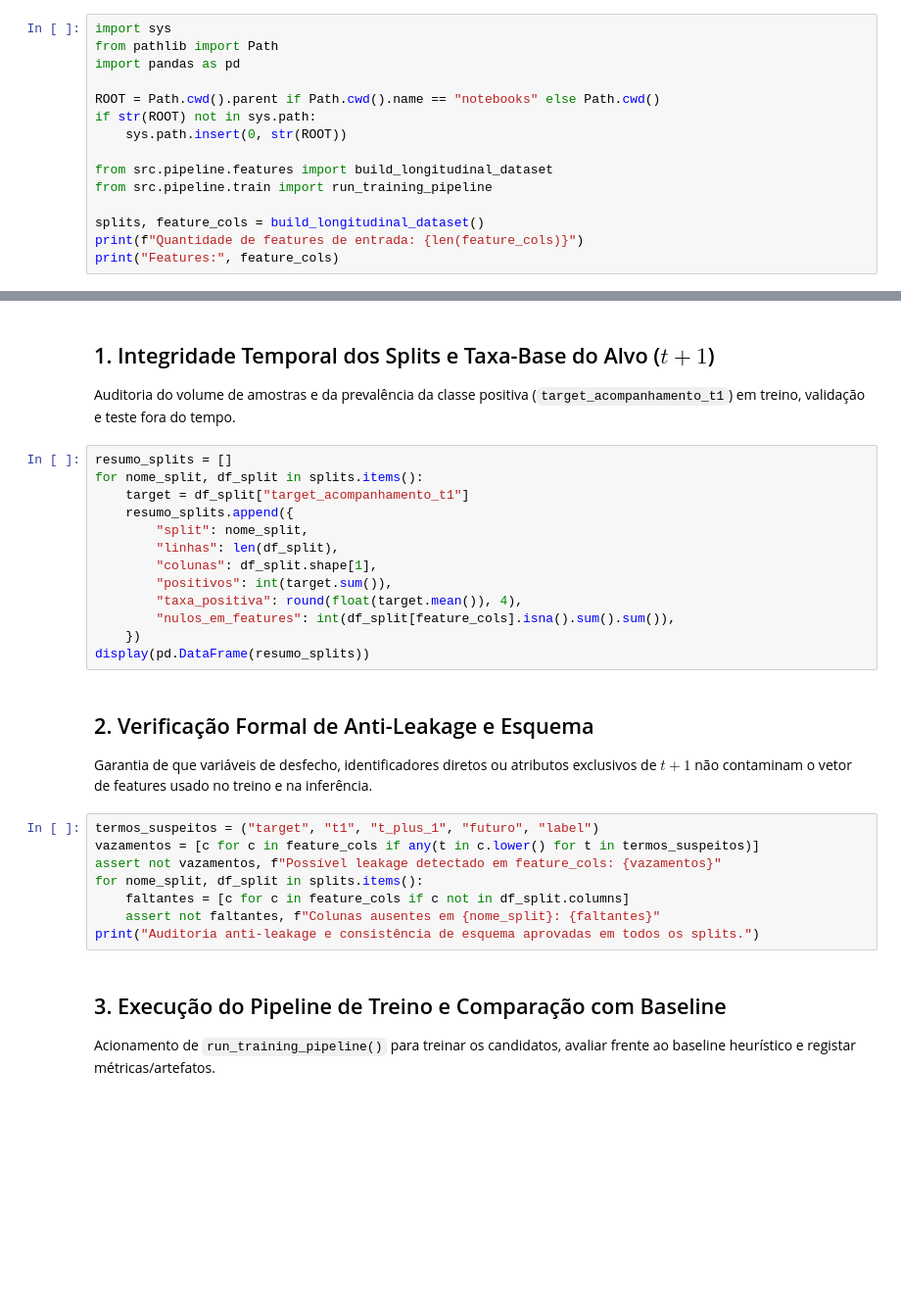
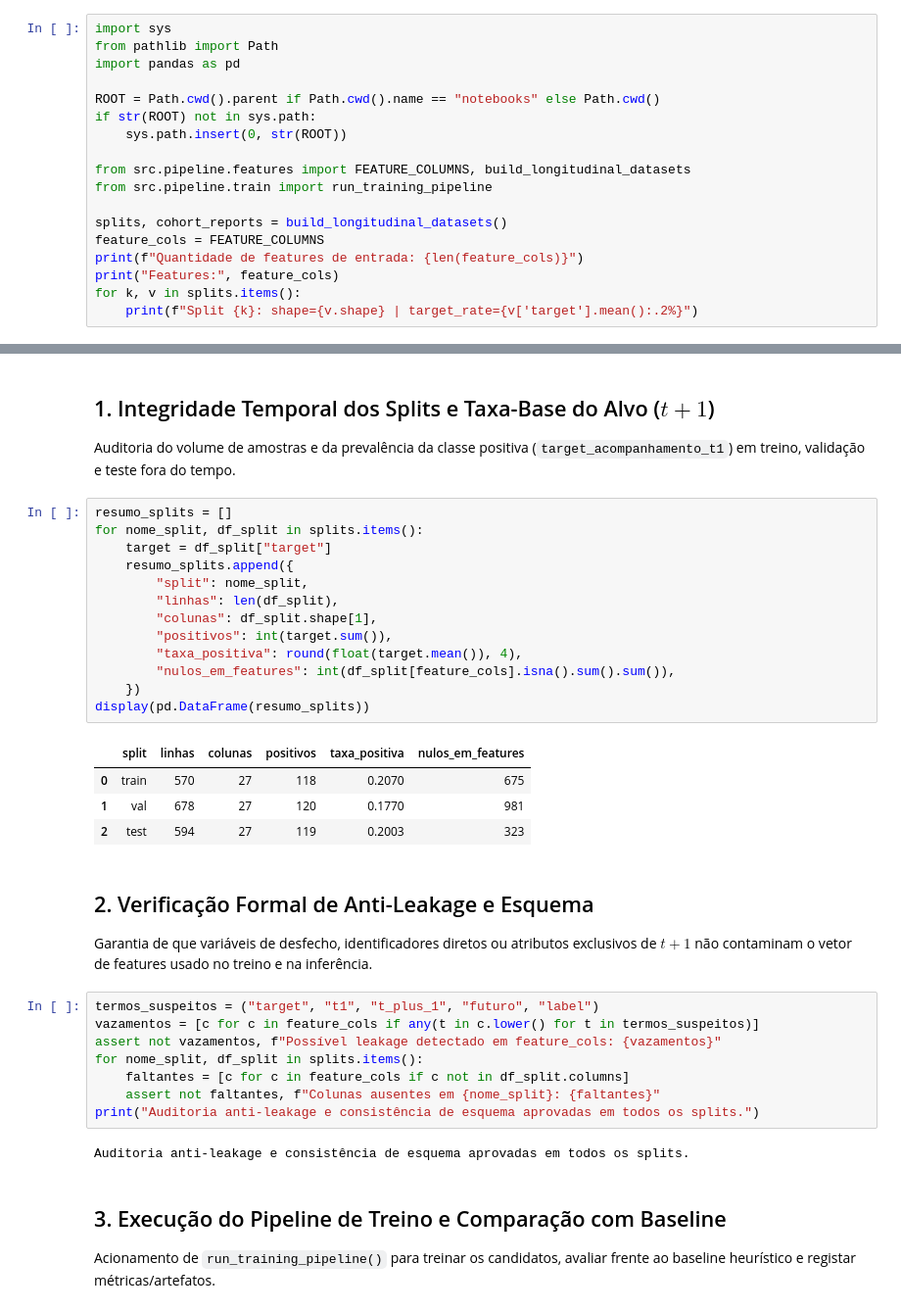
Before and after one commit to ReinaldoFernandes2013/tech-challenge-fase5-grupo, a Jupyter notebook: notebooks/02_feature_engineering_and_experiments.ipynb, the cells around one changed output, grey strips where cells are left out. Shown at 98% size. Drawn from its saved outputs; the diff is of its cells as text; blank space fills up the shorter version.

```diff
--- a/notebooks/02_feature_engineering_and_experiments.ipynb
+++ b/notebooks/02_feature_engineering_and_experiments.ipynb
@@ -10,9 +10,12 @@ ROOT = Path.cwd().parent if Path.cwd().name == "notebooks" else Path.cwd()
 if str(ROOT) not in sys.path:
     sys.path.insert(0, str(ROOT))
 
-from src.pipeline.features import build_longitudinal_dataset
+from src.pipeline.features import FEATURE_COLUMNS, build_longitudinal_datasets
 from src.pipeline.train import run_training_pipeline
 
-splits, feature_cols = build_longitudinal_dataset()
+splits, cohort_reports = build_longitudinal_datasets()
+feature_cols = FEATURE_COLUMNS
 print(f"Quantidade de features de entrada: {len(feature_cols)}")
 print("Features:", feature_cols)
+for k, v in splits.items():
+    print(f"Split {k}: shape={v.shape} | target_rate={v['target'].mean():.2%}")
@@ -22,16 +36,21 @@ Auditoria do volume de amostras e da prevalência da classe positiva (`target_ac
 # %%
 resumo_splits = []
 for nome_split, df_split in splits.items():
-    target = df_split["target_acompanhamento_t1"]
+    target = df_split["target"]
     resumo_splits.append({
         "split": nome_split,
         "linhas": len(df_split),
         "colunas": df_split.shape[1],
         "positivos": int(target.sum()),
         "taxa_positiva": round(float(target.mean()), 4),
         "nulos_em_features": int(df_split[feature_cols].isna().sum().sum()),
     })
 display(pd.DataFrame(resumo_splits))
+# %% [output]
+|  | split | linhas | colunas | positivos | taxa_positiva | nulos_em_features |
+| 0 | train | 570 | 27 | 118 | 0.2070 | 675 |
+| 1 | val | 678 | 27 | 120 | 0.1770 | 981 |
+| 2 | test | 594 | 27 | 119 | 0.2003 | 323 |
 # %% [markdown]
 ## 2. Verificação Formal de Anti-Leakage e Esquema
 Garantia de que variáveis de desfecho, identificadores diretos ou atributos exclusivos de $t+1$ não contaminam o vetor de features usado no treino e na inferência.
@@ -43,6 +62,8 @@ for nome_split, df_split in splits.items():
     faltantes = [c for c in feature_cols if c not in df_split.columns]
     assert not faltantes, f"Colunas ausentes em {nome_split}: {faltantes}"
 print("Auditoria anti-leakage e consistência de esquema aprovadas em todos os splits.")
+# %% [output]
+Auditoria anti-leakage e consistência de esquema aprovadas em todos os splits.
 # %% [markdown]
 ## 3. Execução do Pipeline de Treino e Comparação com Baseline
 Acionamento de `run_training_pipeline()` para treinar os candidatos, avaliar frente ao baseline heurístico e registar métricas/artefatos.
```
Also changed, not shown: parts of 2 cells of this notebook, 14 other files.
